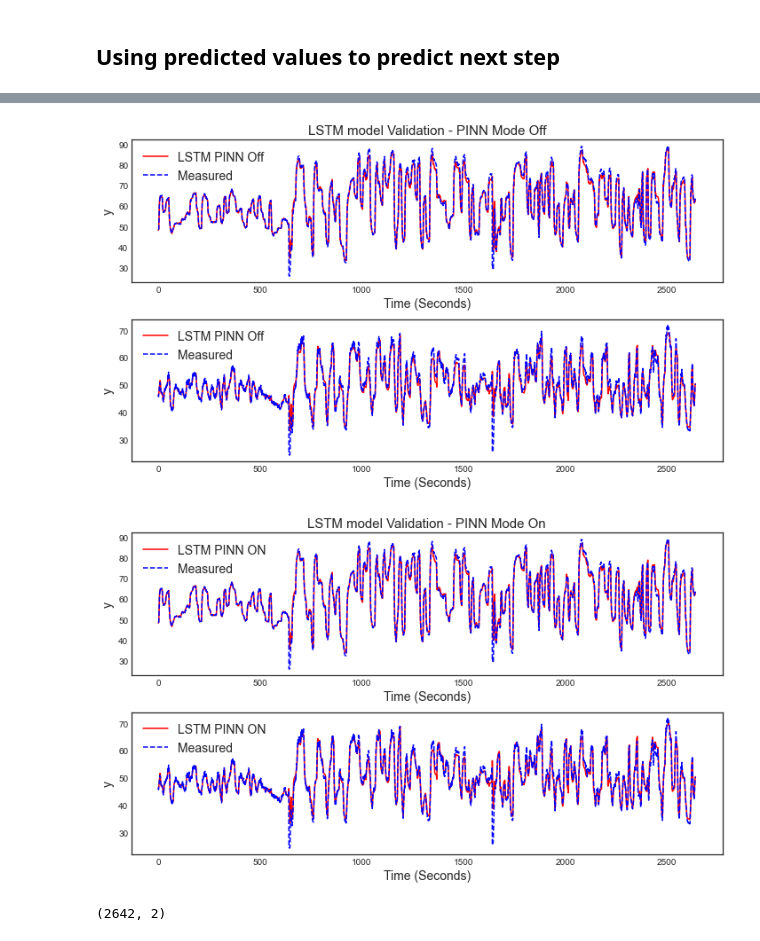
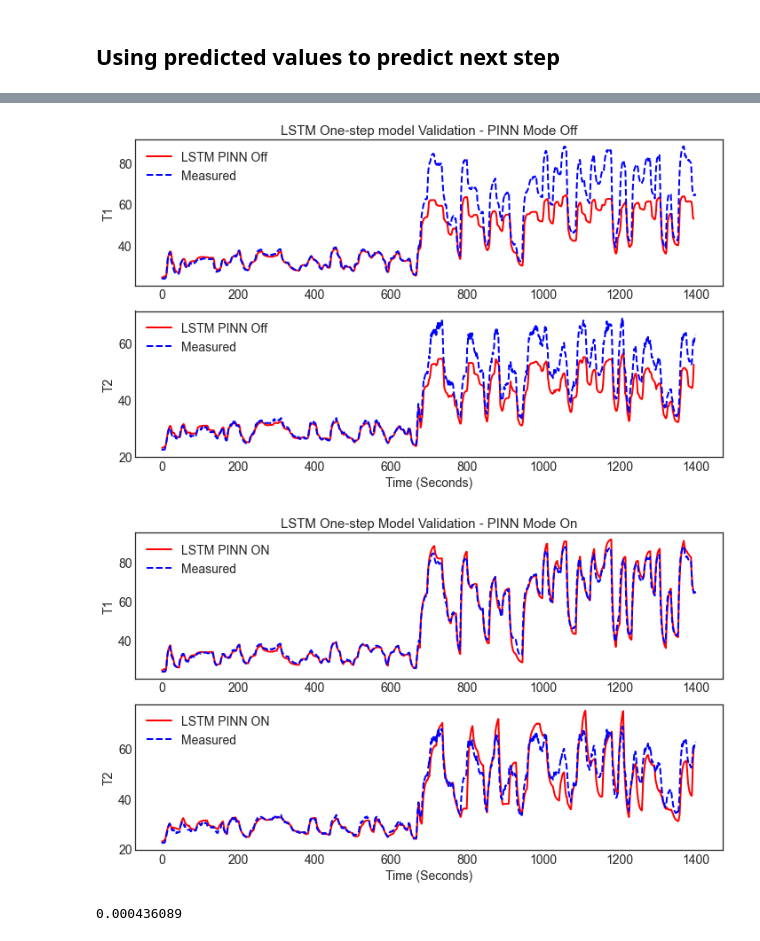
Before and after one commit to BYU-PRISM/Transformer_MPC, a Jupyter notebook: 03_HybridModel/pinn_TCLab_mimo_lstm_onestep.ipynb, the cells around one changed output, grey strips where cells are left out. Saved outputs shown, nothing was run; the diff lists cells and outputs as text; code cells hidden in the pictures.

```diff
--- a/03_HybridModel/pinn_TCLab_mimo_lstm_onestep.ipynb
+++ b/03_HybridModel/pinn_TCLab_mimo_lstm_onestep.ipynb
@@ -87,7 +87,7 @@ class SPINN(PINNSolver):
 #         res1 = self.tau11 * y_t[:,:,0] + yn[:,:,0] - self.K11 * un[:,:,0]
 #         res2 = self.tau22 * y_t[:,:,1] + yn[:,:,1] - self.K22 * un[:,:,1]
 
-        return 1e-3*res1, 1e-3*res2
+        return 1e0*res1, 1e0*res2
 
     def callback(self, *args):
 
@@ -131,13 +131,13 @@ def save_gif_PIL(outfile, files, fps=5, loop=0):
 # %%
 # TCLab narrow range data
 
-tcLab1 = pd.read_pickle('TCLab_MIMO_Data_018_20000_20_60.pkl')[600:]
-tcLab2 = pd.read_pickle('TCLab_MIMO_Data_021_30000_20_60.pkl')[600:]
-tcLab3 = pd.read_pickle('TCLab_MIMO_Data_022_20000_20_60.pkl')[600:]
+tcLab1 = pd.read_pickle('TCLab_MIMO_Data_028_20000_0_20.pkl')
+# tcLab2 = pd.read_pickle('TCLab_MIMO_Data_021_30000_20_60.pkl')[600:]
+# tcLab3 = pd.read_pickle('TCLab_MIMO_Data_022_20000_20_60.pkl')[600:]
 
 
 # tcLab_narrow = pd.concat([tcLab1, tcLab2, tcLab3], ignore_index=True)
-tcLab_narrow = tcLab3
+tcLab_narrow = tcLab1
 # %%
 # TCLab wide range data
 tcLab4 = pd.read_pickle('TCLab_MIMO_Data_023_20000_0_100.pkl')
@@ -500,53 +498,53 @@ Ytu_nn_on = s2.inverse_transform(Ysq)
 # %%
 Ym_val = data3[['T1','T2']].to_numpy()[window:]
 
+begin = 0
+end = 1400
 
 plt.figure(0, figsize=(10,6))
 plt.subplot(2,1,1)
-plt.plot(Ytu_nn_off[window:,0],'r-',label='LSTM PINN Off')
-plt.plot(Ym_val[:,0],'b--',label='Measured')
-plt.title('LSTM model Validation - PINN Mode Off',fontsize=15)
-plt.ylabel("y", fontsize=14)
-plt.xlabel("Time (Seconds)", fontsize=14)
+plt.plot(Ytu_nn_off[window:end,0],'r-',linewidth=2,label='LSTM PINN Off')
+plt.plot(Ym_val[begin:end,0],'b--',linewidth=2,label='Measured')
+plt.title('LSTM One-step model Validation - PINN Mode Off',fontsize=15)
+plt.ylabel("T1", fontsize=14)
+plt.tick_params(axis='both',labelsize=14)
 plt.legend(loc=2,fontsize=14)
 
 plt.subplot(2,1,2)
-plt.plot(Ytu_nn_off[window:,1],'r-',label='LSTM PINN Off')
-plt.plot(Ym_val[:,1],'b--',label='Measured')
-plt.ylabel("y", fontsize=14)
+plt.plot(Ytu_nn_off[window:end,1],'r-',linewidth=2,label='LSTM PINN Off')
+plt.plot(Ym_val[begin:end,1],'b--',linewidth=2,label='Measured')
+plt.ylabel("T2", fontsize=14)
 plt.xlabel("Time (Seconds)", fontsize=14)
 plt.legend(loc=2,fontsize=14)
+plt.tick_params(axis='both',labelsize=14)
 plt.tight_layout()
 
-plt.savefig(path + 'TCLab_mimo_PINN_Training_result_LSTM_PINN_Off.eps', format='eps')
-plt.savefig(path + 'TCLab_mimo_PINN_Training_result_LSTM_PINN_Off.png', format='png')
+plt.savefig(path + 'TCLab_Training_LSTM_one_PINN_Off.eps', format='eps')
+plt.savefig(path + 'TCLab_Training_LSTM_one_PINN_off.png', format='png')
 
 
 plt.figure(1, figsize=(10,6))
 plt.subplot(2,1,1)
-plt.plot(Ytu_nn_on[window:,0],'r-',label='LSTM PINN ON')
-plt.plot(Ym_val[:,0],'b--',label='Measured')
-plt.title('LSTM model Validation - PINN Mode On',fontsize=15)
-plt.ylabel("y", fontsize=14)
-plt.xlabel("Time (Seconds)", fontsize=14)
+plt.plot(Ytu_nn_on[window:end,0],'r-',linewidth=2,label='LSTM PINN ON')
+plt.plot(Ym_val[begin:end,0],'b--',linewidth=2,label='Measured')
+plt.title('LSTM One-step Model Validation - PINN Mode On',fontsize=15)
+plt.ylabel("T1", fontsize=14)
+plt.tick_params(axis='both',labelsize=14)
 plt.legend(loc=2,fontsize=14)
 
 plt.subplot(2,1,2)
-plt.plot(Ytu_nn_on[window:,1],'r-',label='LSTM PINN ON')
-plt.plot(Ym_val[:,1],'b--',label='Measured')
-plt.ylabel("y", fontsize=14)
+plt.plot(Ytu_nn_on[window:end,1],'r-',linewidth=2,label='LSTM PINN ON')
+plt.plot(Ym_val[begin:end,1],'b--',linewidth=2,label='Measured')
+plt.ylabel("T2", fontsize=14)
 plt.xlabel("Time (Seconds)", fontsize=14)
 plt.legend(loc=2,fontsize=14)
+plt.tick_params(axis='both',labelsize=14)
 plt.tight_layout()
 
-plt.savefig(path + 'TCLab_mimo_PINN_Training_result_PINN_On.eps', format='eps')
-plt.savefig(path + 'TCLab_mimo_PINN_Training_result_PINN_On.png', format='png')
+plt.savefig(path + 'TCLab_Training_LSTM_one_PINN_On.eps', format='eps')
+plt.savefig(path + 'TCLab_Training_LSTM_one_PINN_On.png', format='png')
 
 plt.show()
 # %% [output]
-[figure, old version]
+[figure, new version]
-[figure, old version]
+[figure, new version]
-# %%
-Ym_val.shape
-# %% [output]
-(2642, 2)
@@ -552,0 +567,4 @@ Ym_val.shape
+# %%
+solver2.current_loss
+# %% [output]
+0.000436089
```
Also changed, not shown: parts of 11 cells of this notebook, 57 other files.
